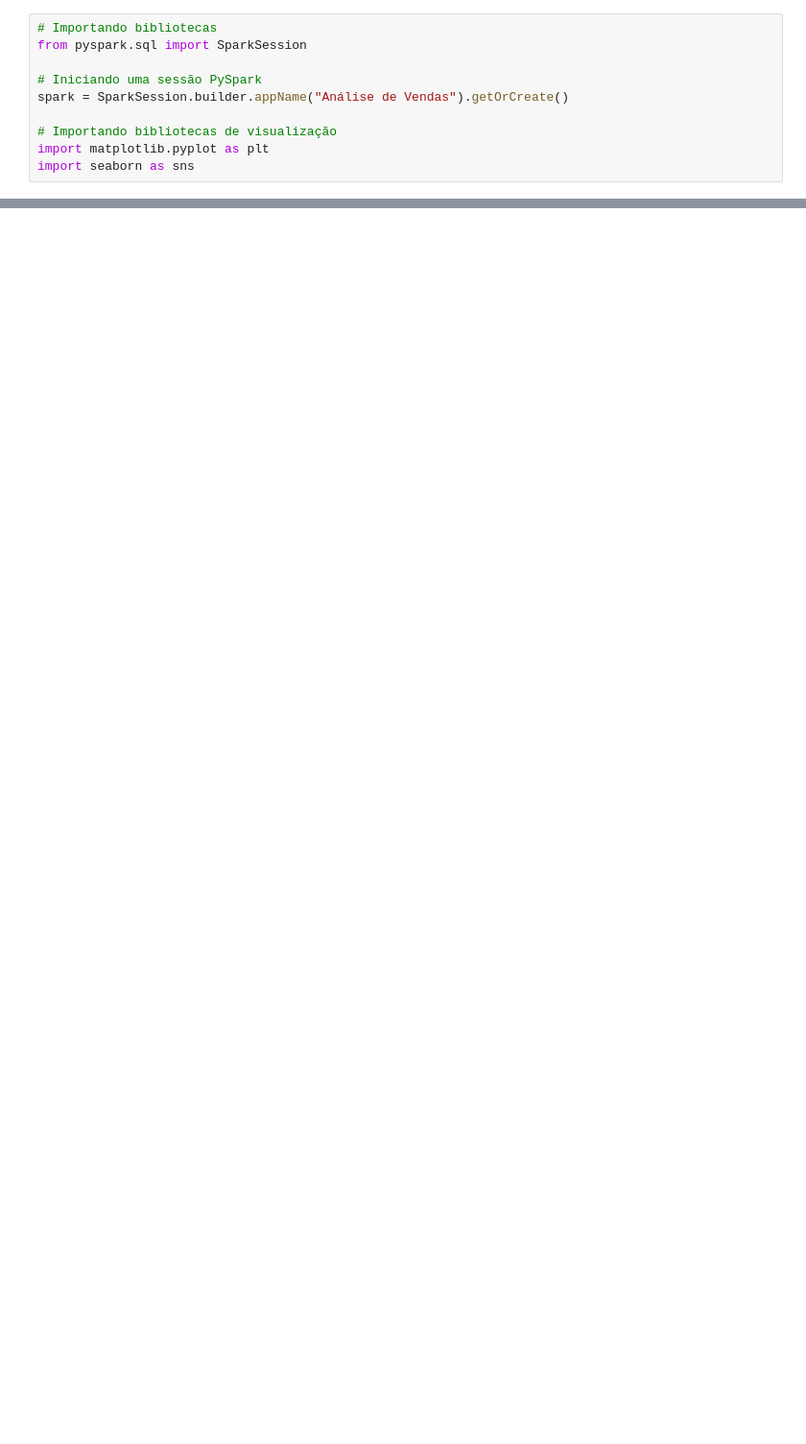
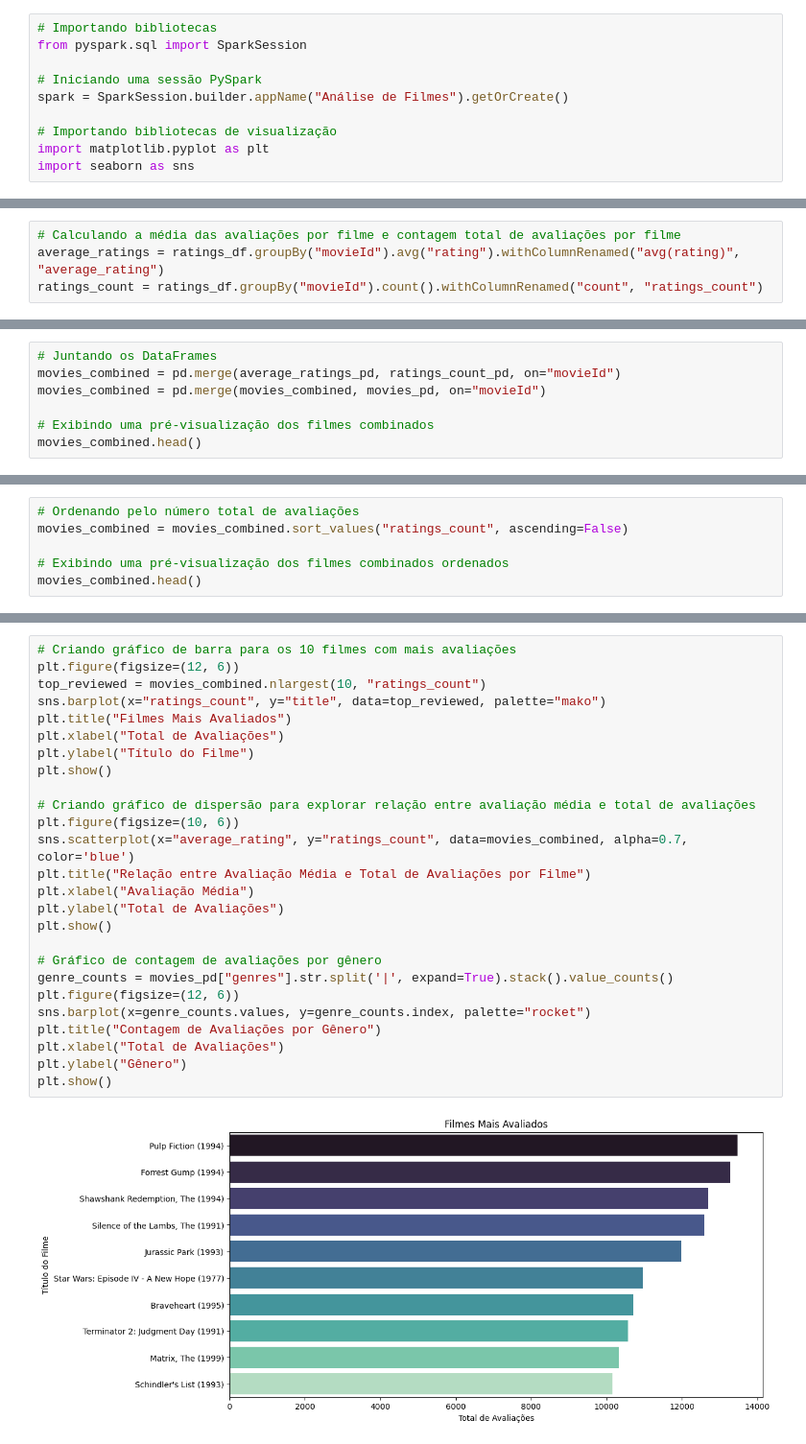
Before and after one commit to Gusta02/Analise_vendas_pyspark, a Jupyter notebook: Analise_vendas_pyspark.ipynb, the cells around one changed output, grey strips where cells are left out. Shown: that part at 96% size. Cells and saved outputs as stored; diff of their text form; blank space fills up the shorter version.

```diff
--- a/Analise_vendas_pyspark.ipynb
+++ b/Analise_vendas_pyspark.ipynb
@@ -20,7 +20,7 @@ Successfully installed pyspark-3.4.1
 from pyspark.sql import SparkSession
 
 # Iniciando uma sessão PySpark
-spark = SparkSession.builder.appName("Análise de Vendas").getOrCreate()
+spark = SparkSession.builder.appName("Análise de Filmes").getOrCreate()
 
 # Importando bibliotecas de visualização
 import matplotlib.pyplot as plt
@@ -80,0 +39,4 @@ plt.show()
+# %%
+# Calculando a média das avaliações por filme e contagem total de avaliações por filme
+average_ratings = ratings_df.groupBy("movieId").avg("rating").withColumnRenamed("avg(rating)", "average_rating")
+ratings_count = ratings_df.groupBy("movieId").count().withColumnRenamed("count", "ratings_count")
@@ -80,0 +100,7 @@ plt.show()
+# %%
+# Juntando os DataFrames
+movies_combined = pd.merge(average_ratings_pd, ratings_count_pd, on="movieId")
+movies_combined = pd.merge(movies_combined, movies_pd, on="movieId")
+
+# Exibindo uma pré-visualização dos filmes combinados
+movies_combined.head()
@@ -80,0 +114,6 @@ plt.show()
+# %%
+# Ordenando pelo número total de avaliações
+movies_combined = movies_combined.sort_values("ratings_count", ascending=False)
+
+# Exibindo uma pré-visualização dos filmes combinados ordenados
+movies_combined.head()
@@ -80,0 +127,28 @@ plt.show()
+# %%
+# Criando gráfico de barra para os 10 filmes com mais avaliações
+plt.figure(figsize=(12, 6))
+top_reviewed = movies_combined.nlargest(10, "ratings_count")
+sns.barplot(x="ratings_count", y="title", data=top_reviewed, palette="mako")
+plt.title("Filmes Mais Avaliados")
+plt.xlabel("Total de Avaliações")
+plt.ylabel("Título do Filme")
+plt.show()
+
+# Criando gráfico de dispersão para explorar relação entre avaliação média e total de avaliações
+plt.figure(figsize=(10, 6))
+sns.scatterplot(x="average_rating", y="ratings_count", data=movies_combined, alpha=0.7, color='blue')
+plt.title("Relação entre Avaliação Média e Total de Avaliações por Filme")
+plt.xlabel("Avaliação Média")
+plt.ylabel("Total de Avaliações")
+plt.show()
+
+# Gráfico de contagem de avaliações por gênero
+genre_counts = movies_pd["genres"].str.split('|', expand=True).stack().value_counts()
+plt.figure(figsize=(12, 6))
+sns.barplot(x=genre_counts.values, y=genre_counts.index, palette="rocket")
+plt.title("Contagem de Avaliações por Gênero")
+plt.xlabel("Total de Avaliações")
+plt.ylabel("Gênero")
+plt.show()
+# %% [output]
+[figure, added]
```
Also changed, not shown: parts of 12 cells of this notebook.
